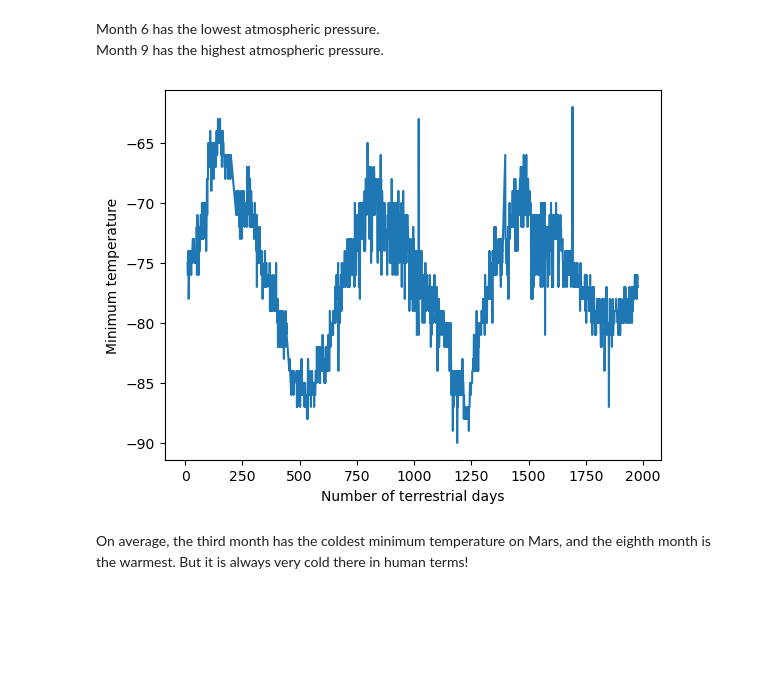
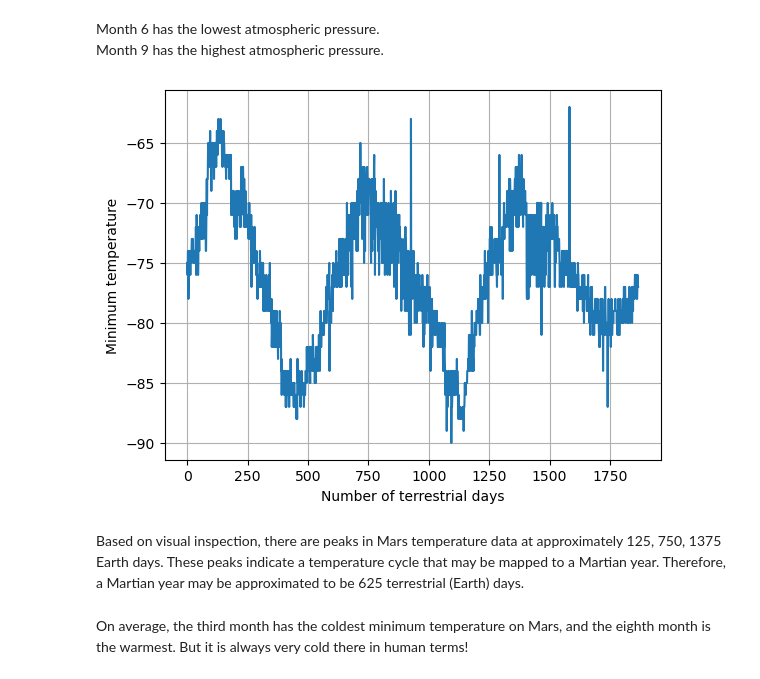
Before and after one commit to mwmosca/web-scraping-challenge, a Jupyter notebook: part_2_mars_weather.ipynb, the cells around one changed output. Saved outputs shown, nothing was run; the diff lists cells and outputs as text; code cells hidden in the pictures; blank space fills up the shorter version.

Commit message:
new file:   mars_temperature_data.csv 	modified:   part_2_mars_weather.ipynb

```diff
--- a/part_2_mars_weather.ipynb
+++ b/part_2_mars_weather.ipynb
@@ -235,13 +235,15 @@ Month 6 has the lowest atmospheric pressure.<br>
 Month 9 has the highest atmospheric pressure.
 # %%
 # 5. How many terrestrial (earth) days are there in a Martian year?
-plt.plot(temperature_df['sol'], temperature_df['min_temp'])
+plt.plot(temperature_df.min_temp)
 plt.xlabel('Number of terrestrial days')
 plt.ylabel('Minimum temperature')
-plt.xlim(temperature_df['sol'].min() - 100, temperature_df['sol'].max() + 100)
+plt.grid()
 plt.show()
 # %% [output]
-[figure, old version]
+[figure, new version]
+# %% [markdown]
+Based on visual inspection, there are peaks in Mars temperature data at approximately 125, 750, 1375 Earth days. These peaks indicate a temperature cycle that may be mapped to a Martian year. Therefore, a Martian year may be approximated to be 625 terrestrial (Earth) days.
 # %% [markdown]
 On average, the third month has the coldest minimum temperature on Mars, and the eighth month is the warmest. But it is always very cold there in human terms!
 # %% [markdown]
```
Also changed, not shown: parts of 4 cells of this notebook, 1 other file.
